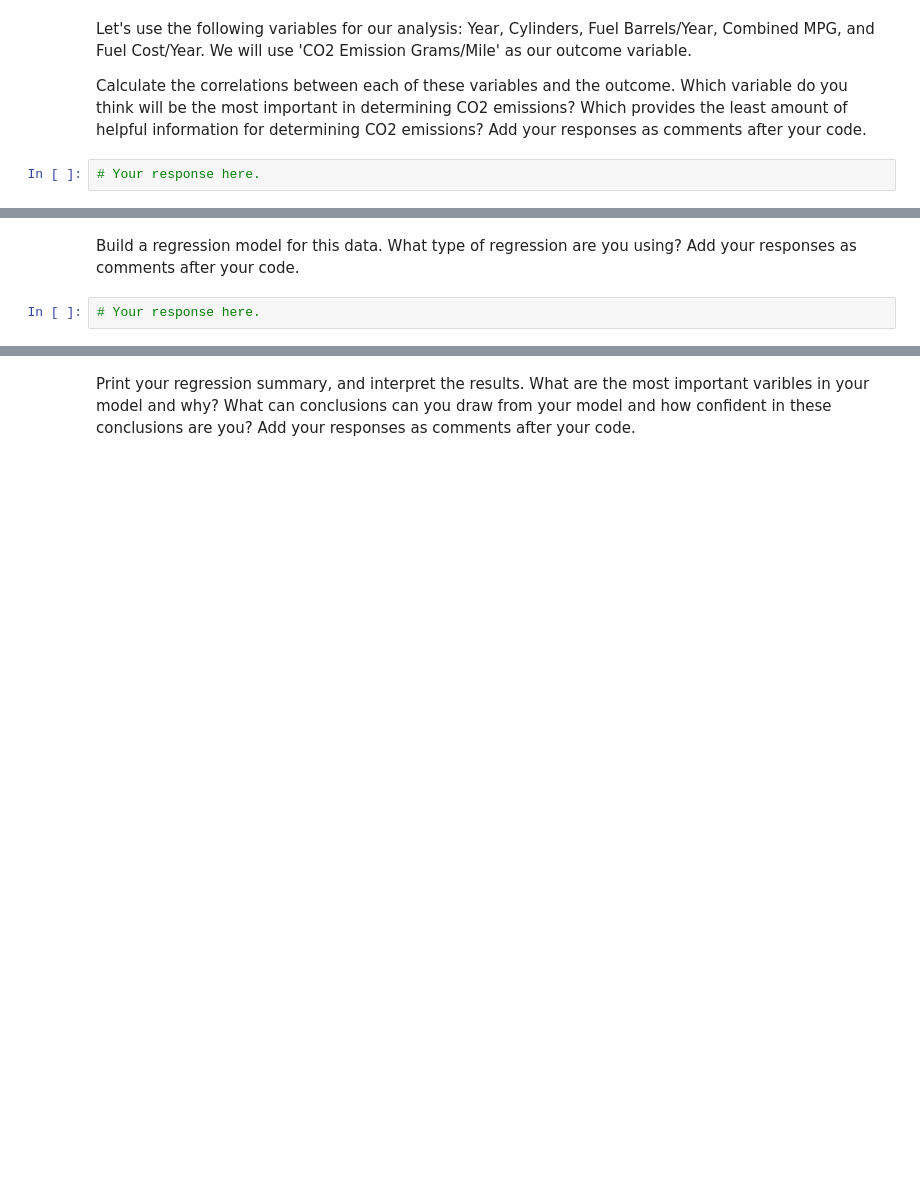
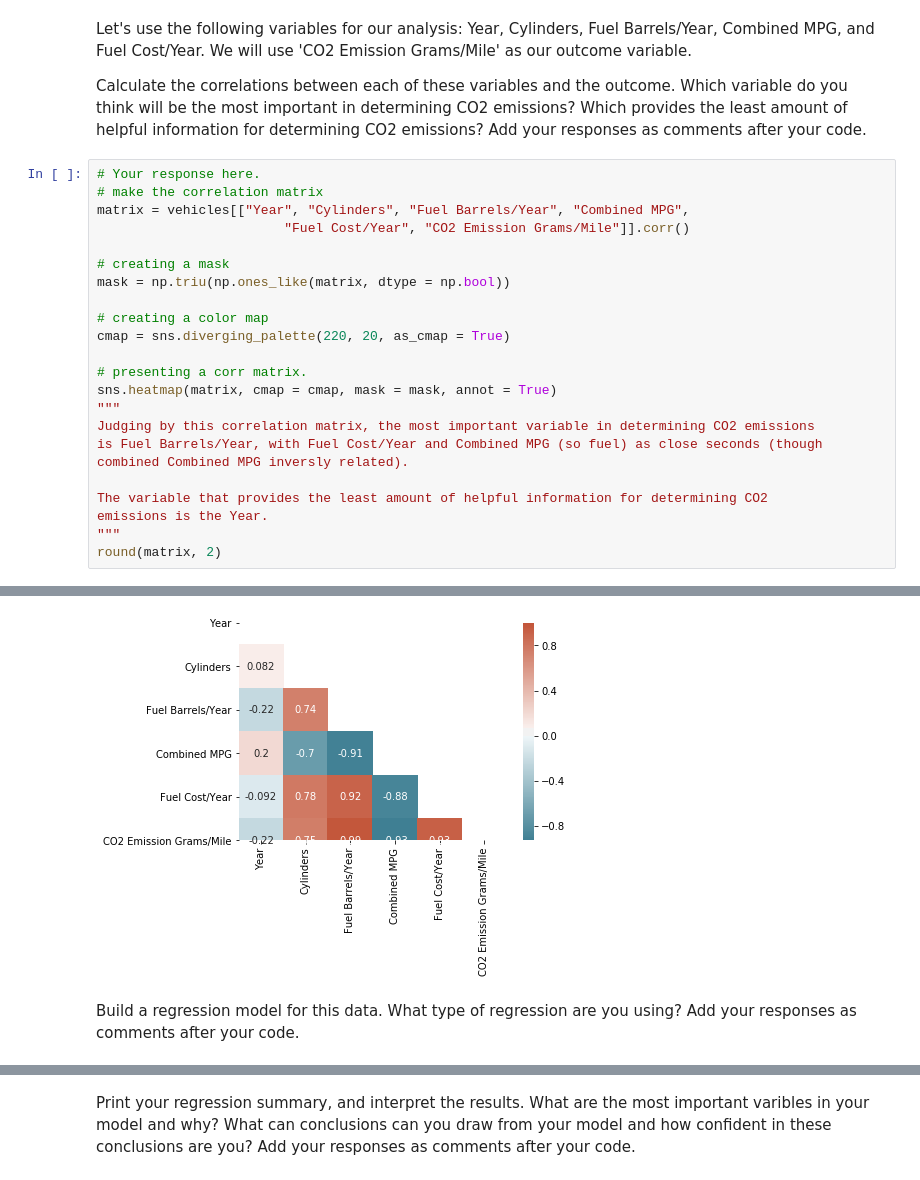
Before and after one commit to ta-data-lis/lab-regression-analysis, a Jupyter notebook: your-code/challenge1.ipynb, the cells around one changed output, grey strips where cells are left out. Drawn from its saved outputs; the diff is of its cells as text; blank space fills up the shorter version.

```diff
--- a/your-code/challenge1.ipynb
+++ b/your-code/challenge1.ipynb
@@ -67,5 +263,27 @@ For the second part of this lab, we will use the vehicles.csv data set. You can
 Let's use the following variables for our analysis: Year, Cylinders, Fuel Barrels/Year, Combined MPG, and Fuel Cost/Year. We will use 'CO2 Emission Grams/Mile' as our outcome variable.
 
 Calculate the correlations between each of these variables and the outcome. Which variable do you think will be the most important in determining CO2 emissions? Which provides the least amount of helpful information for determining CO2 emissions? Add your responses as comments after your code.
-# %%
-# Your response here.
+# %%
+# Your response here.
+# make the correlation matrix
+matrix = vehicles[["Year", "Cylinders", "Fuel Barrels/Year", "Combined MPG",
+                        "Fuel Cost/Year", "CO2 Emission Grams/Mile"]].corr()
+
+# creating a mask
+mask = np.triu(np.ones_like(matrix, dtype = np.bool))
+
+# creating a color map
+cmap = sns.diverging_palette(220, 20, as_cmap = True)
+
+# presenting a corr matrix.
+sns.heatmap(matrix, cmap = cmap, mask = mask, annot = True)
+"""
+Judging by this correlation matrix, the most important variable in determining CO2 emissions
+is Fuel Barrels/Year, with Fuel Cost/Year and Combined MPG (so fuel) as close seconds (though
+combined Combined MPG inversly related).
+
+The variable that provides the least amount of helpful information for determining CO2
+emissions is the Year.
+"""
+round(matrix, 2)
+# %% [output]
@@ -72,4 +297,3 @@ Calculate the correlations between each of these variables and the outcome. Whic
+[figure, added]
 # %% [markdown]
 Build a regression model for this data. What type of regression are you using? Add your responses as comments after your code.
-# %%
-# Your response here.
```
Also changed, not shown: parts of 21 cells of this notebook, 1 other file.
